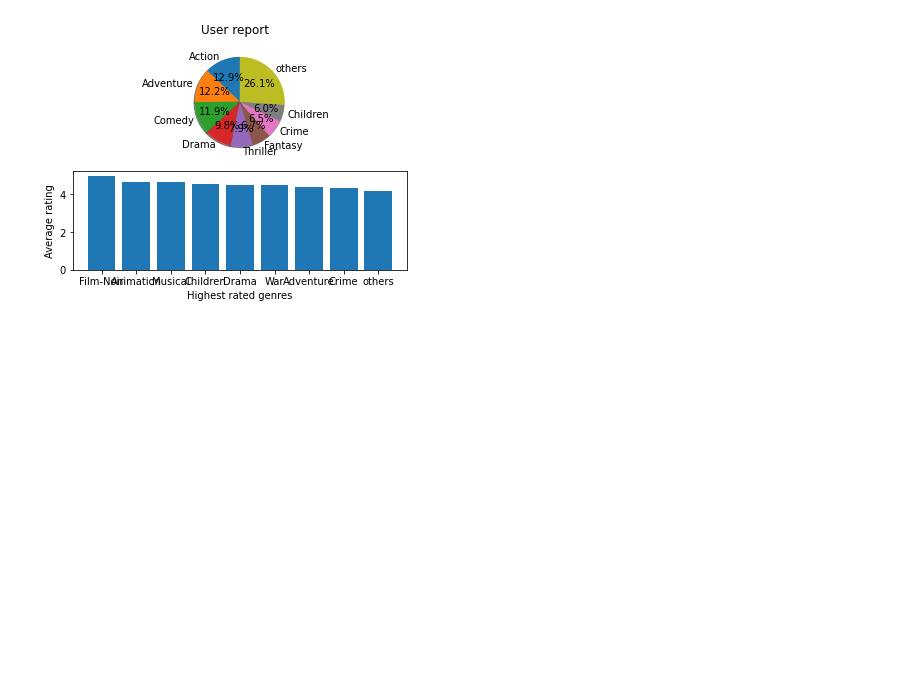
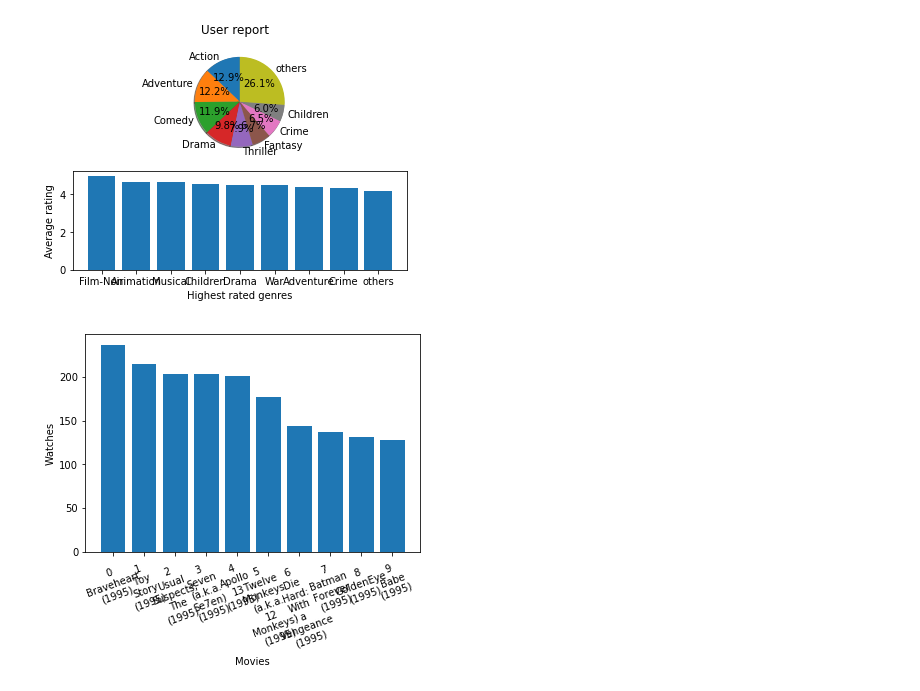
Before and after one commit to beatriceo/Spark, a Jupyter notebook: Interactive.ipynb, the cells around one changed output. Saved outputs shown, nothing was run; the diff lists cells and outputs as text; code cells hidden in the pictures; blank space fills up the shorter version.

```diff
--- a/Interactive.ipynb
+++ b/Interactive.ipynb
@@ -199,3 +205,7 @@ plotting.gen_movies_report()
 plotting.gen_user_report("1")
 # %% [output]
 [figure]
+# %%
+plotting.gen_most_watched_year("1995", 10)
+# %% [output]
+[figure, added]
```
Also changed, not shown: parts of 3 cells of this notebook, 3 other files.
